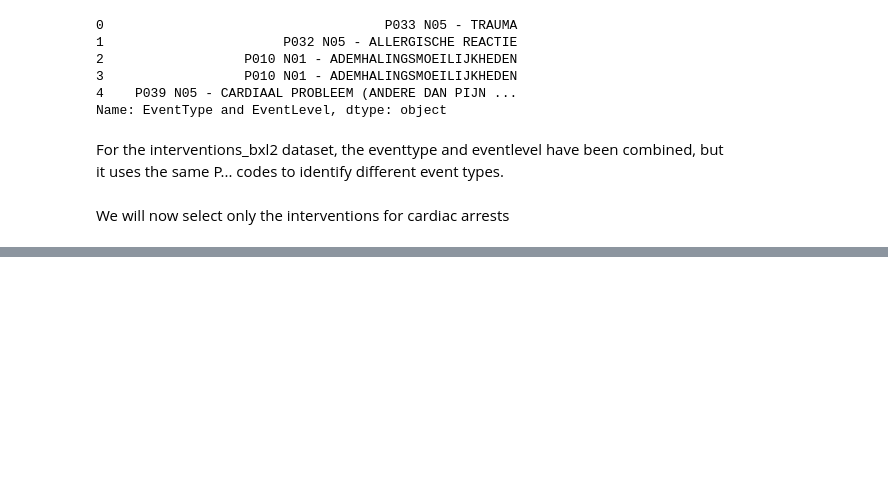
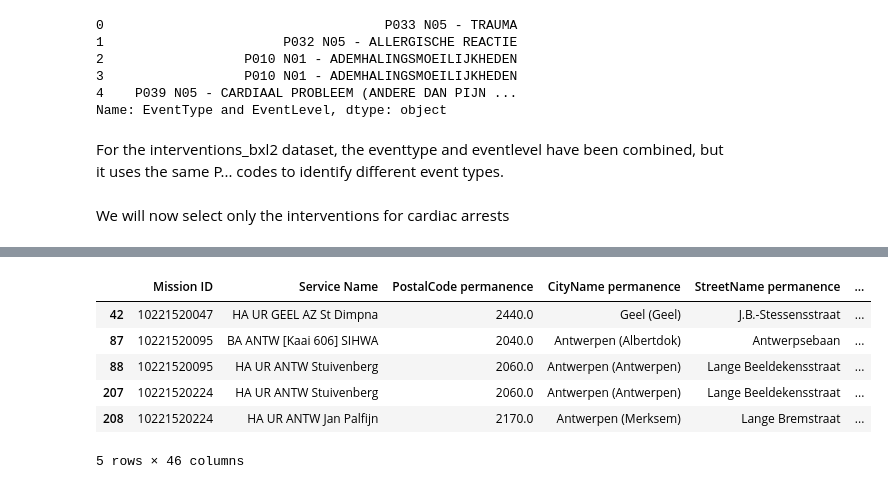
Before and after one commit to andreamoglianesi/MDA_project_team_Uganda, a Jupyter notebook: Project_code.ipynb, the cells around one changed output, grey strips where cells are left out. Drawn from its saved outputs; the diff is of its cells as text; code cells hidden in the pictures; blank space fills up the shorter version.

```diff
--- a/Project_code.ipynb
+++ b/Project_code.ipynb
@@ -208,0 +252,10 @@ interventions_bxl2_cardiac.head(5)
+# %%
+interventions1_cardiac.head(5)
+# %% [output]
+|  | Mission ID | Service Name | PostalCode permanence | CityName permanence | StreetName permanence | ... |
+| 42 | 10221520047 | HA UR GEEL AZ St Dimpna | 2440.0 | Geel (Geel) | J.B.-Stessensstraat | ... |
+| 87 | 10221520095 | BA ANTW [Kaai 606] SIHWA | 2040.0 | Antwerpen (Albertdok) | Antwerpsebaan | ... |
+| 88 | 10221520095 | HA UR ANTW Stuivenberg | 2060.0 | Antwerpen (Antwerpen) | Lange Beeldekensstraat | ... |
+| 207 | 10221520224 | HA UR ANTW Stuivenberg | 2060.0 | Antwerpen (Antwerpen) | Lange Beeldekensstraat | ... |
+| 208 | 10221520224 | HA UR ANTW Jan Palfijn | 2170.0 | Antwerpen (Merksem) | Lange Bremstraat | ... |
+5 rows × 46 columns
```
Also changed, not shown: parts of 13 cells of this notebook, 2 other files.
